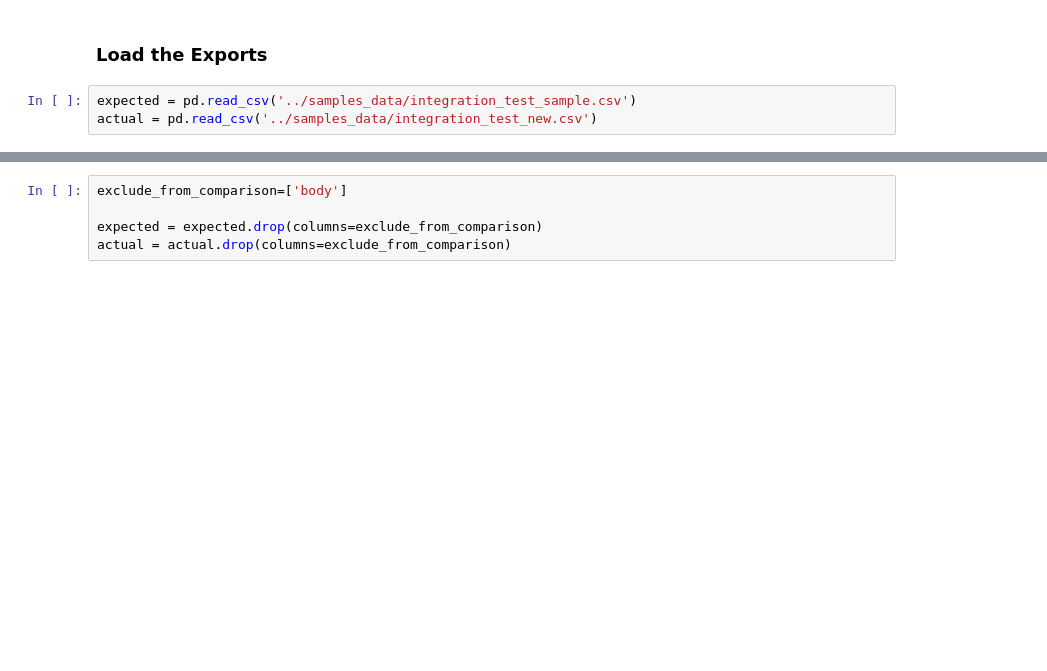
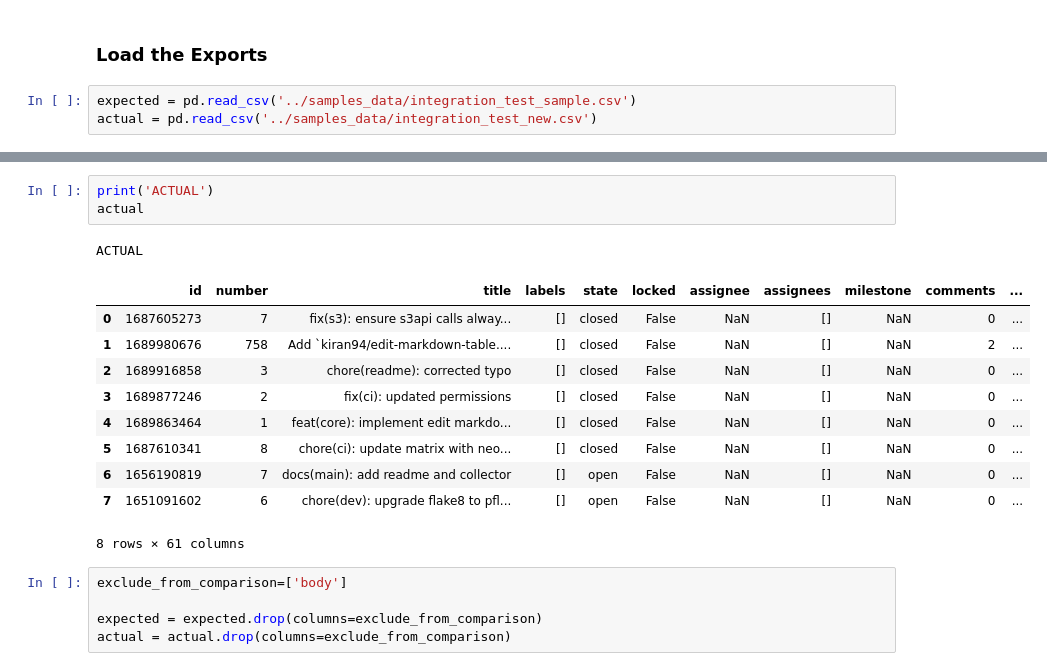
Before and after one commit to kiran94/prfiesta, a Jupyter notebook: notebooks/misc/integration_test.ipynb, the cells around one changed output, grey strips where cells are left out. Cells and saved outputs as stored; diff of their text form; blank space fills up the shorter version.

```diff
--- a/notebooks/misc/integration_test.ipynb
+++ b/notebooks/misc/integration_test.ipynb
@@ -39,3 +50,18 @@ actual = pd.read_csv('../samples_data/integration_test_new.csv')
+# %%
+print('ACTUAL')
+actual
+# %% [output]
+ACTUAL
+|  | id | number | title | labels | state | locked | assignee | assignees | milestone | comments | ... |
+| 0 | 1687605273 | 7 | fix(s3): ensure s3api calls alway... | [] | closed | False | NaN | [] | NaN | 0 | ... |
+| 1 | 1689980676 | 758 | Add `kiran94/edit-markdown-table.... | [] | closed | False | NaN | [] | NaN | 2 | ... |
+| 2 | 1689916858 | 3 | chore(readme): corrected typo | [] | closed | False | NaN | [] | NaN | 0 | ... |
+| 3 | 1689877246 | 2 | fix(ci): updated permissions | [] | closed | False | NaN | [] | NaN | 0 | ... |
+| 4 | 1689863464 | 1 | feat(core): implement edit markdo... | [] | closed | False | NaN | [] | NaN | 0 | ... |
+| 5 | 1687610341 | 8 | chore(ci): update matrix with neo... | [] | closed | False | NaN | [] | NaN | 0 | ... |
+| 6 | 1656190819 | 7 | docs(main): add readme and collector | [] | open | False | NaN | [] | NaN | 0 | ... |
+| 7 | 1651091602 | 6 | chore(dev): upgrade flake8 to pfl... | [] | open | False | NaN | [] | NaN | 0 | ... |
+8 rows × 61 columns
 # %%
 exclude_from_comparison=['body']
 
```
Also changed, not shown: parts of 2 cells of this notebook.
